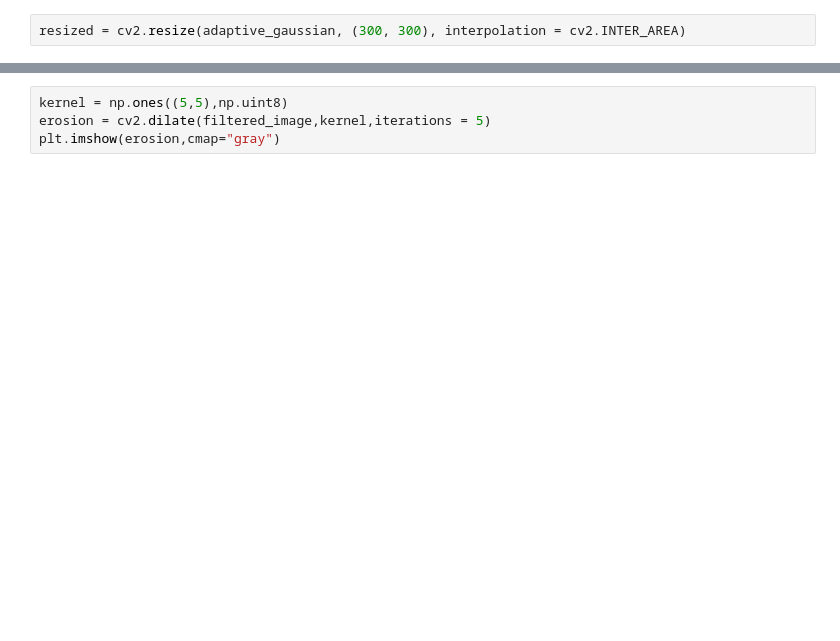
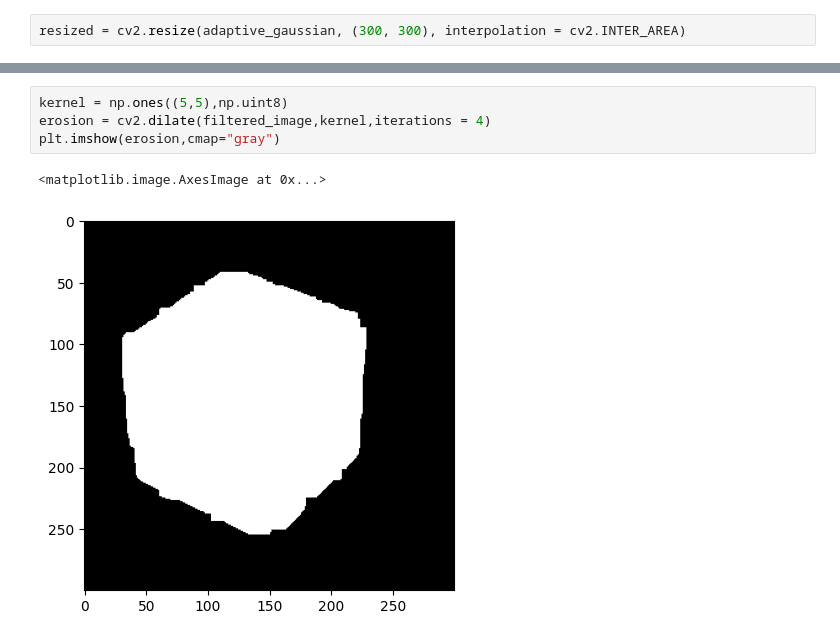
Before and after one commit to andrea25512/SIV-RubiksCube, a Jupyter notebook: final_code.ipynb, the cells around one changed output, grey strips where cells are left out. Saved outputs shown, nothing was run; the diff lists cells and outputs as text; blank space fills up the shorter version.

```diff
--- a/final_code.ipynb
+++ b/final_code.ipynb
@@ -135,7 +158,10 @@ plt.imshow(filtered_image,cmap="gray")
 # %%
 kernel = np.ones((5,5),np.uint8)
-erosion = cv2.dilate(filtered_image,kernel,iterations = 5)
+erosion = cv2.dilate(filtered_image,kernel,iterations = 4)
 plt.imshow(erosion,cmap="gray")
+# %% [output]
+<matplotlib.image.AxesImage at 0x...>
+[figure, added]
 # %%
 tmp = cv2.resize(input_image, (300, 300), interpolation = cv2.INTER_AREA)
 result_image = cv2.bitwise_and(tmp, tmp, mask=erosion)
```
Also changed, not shown: parts of 22 cells of this notebook.
